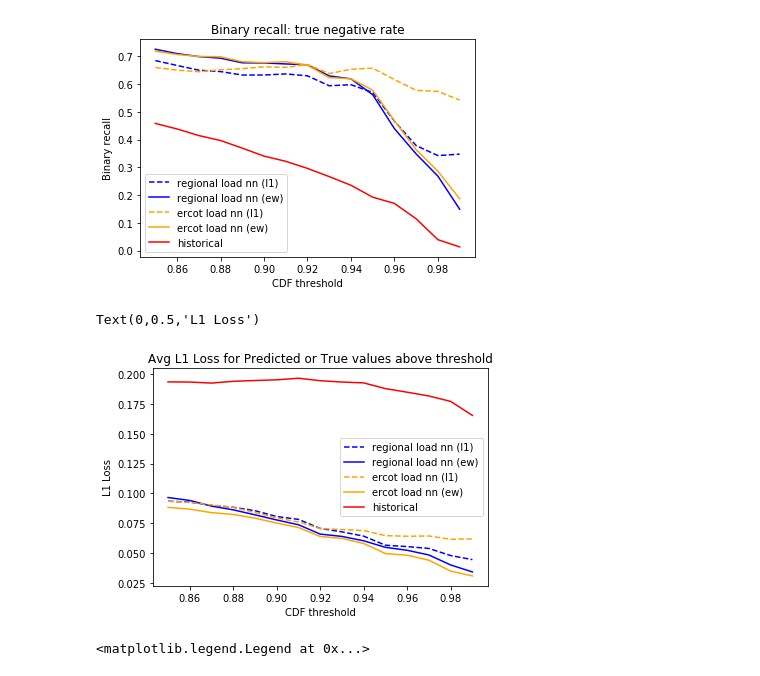
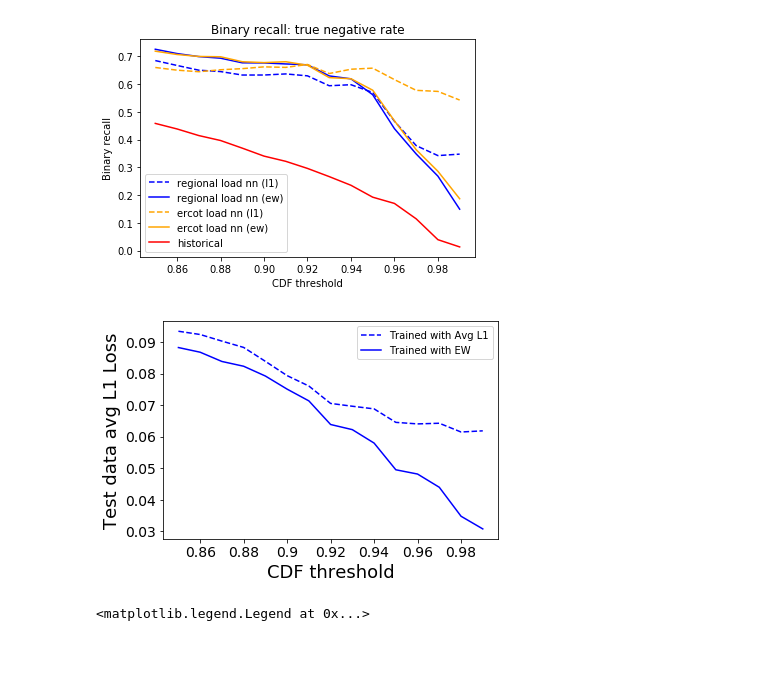
Before and after one commit to cpatdowling/peakload, a Jupyter notebook: notebooks/historical_avg_model.ipynb, the cells around one changed output. Cells and saved outputs as stored; diff of their text form; code cells hidden in the pictures.

```diff
--- a/notebooks/historical_avg_model.ipynb
+++ b/notebooks/historical_avg_model.ipynb
@@ -630,8 +628,3 @@ yearly_loads = np.zeros((8,8760))
 
 for i in range(len(yearly_data)):
     yearly_loads[i,:] = np.array(yearly_data[i]['ERCOT']) - load_growth[i]
-# %%
-model = np.nanmean(yearly_loads[0:6,:], axis=0)
-test = yearly_loads[7,:]
-plt.plot(model, color="blue")
-plt.plot(test, color="red")
@@ -939,18 +926,31 @@ plt.legend()
 <matplotlib.legend.Legend at 0x...>
 [figure]
 # %%
-plt.plot(thresh_losses, results_2519[2], ls="--", color="blue", label="regional load nn (l1)")
-plt.plot(thresh_losses, results_9106[2], color="blue", label="regional load nn (ew)")
-plt.plot(thresh_losses, results_7411[2], ls="--", color="orange", label="ercot load nn (l1)")
-plt.plot(thresh_losses, results_1864[2], color="orange", label="ercot load nn (ew)")
-plt.plot(thresh_losses, out_loss, color="red", label = "historical")
+#plt.plot(thresh_losses, results_2519[2], ls="--", color="blue", label="regional load nn (l1)")
+#plt.plot(thresh_losses, results_9106[2], color="blue", label="regional load nn (ew)")
+
+axes = plt.gca()
+
+plt.plot(thresh_losses, results_7411[2], ls="--", color="blue", label="Trained with Avg L1")
+plt.plot(thresh_losses, results_1864[2], color="blue", label="Trained with EW")
+#plt.plot(thresh_losses, out_loss, color="red", label = "historical")
 plt.legend()
-plt.title("Avg L1 Loss for Predicted or True values above threshold")
-plt.xlabel("CDF threshold")
-plt.ylabel("L1 Loss")
+#plt.title("Avg L1 Loss for Predicted or True values above threshold")
+plt.xlabel("CDF threshold", fontsize=18)
+plt.ylabel("Test data avg L1 Loss", fontsize=18)
+
+a=axes.get_xticks().tolist()
+a = [np.around(i, decimals=2) for i in a]
+axes.set_xticklabels(a, fontsize=14)
+
+a=axes.get_yticks().tolist()
+a = [np.around(i, decimals=2) for i in a]
+axes.set_yticklabels(a, fontsize=14)
+
+
+plt.show()
 # %% [output]
-Text(0,0.5,'L1 Loss')
-[figure, old version]
+[figure, new version]
 # %%
 plt.plot(thresh_losses, results_2519[3], ls="--", color="blue", label="regional load nn (l1)")
 plt.plot(thresh_losses, results_9106[3], color="blue", label="regional load nn (ew)")
```
Also changed, not shown: parts of 4 cells of this notebook, 31 other files.
